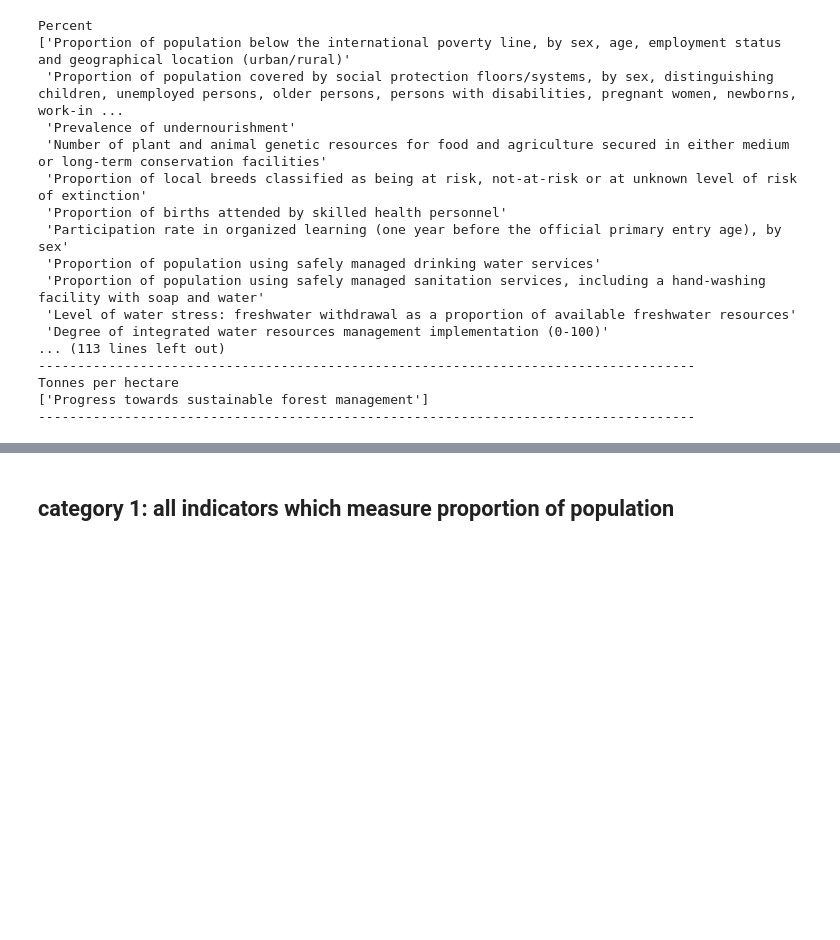
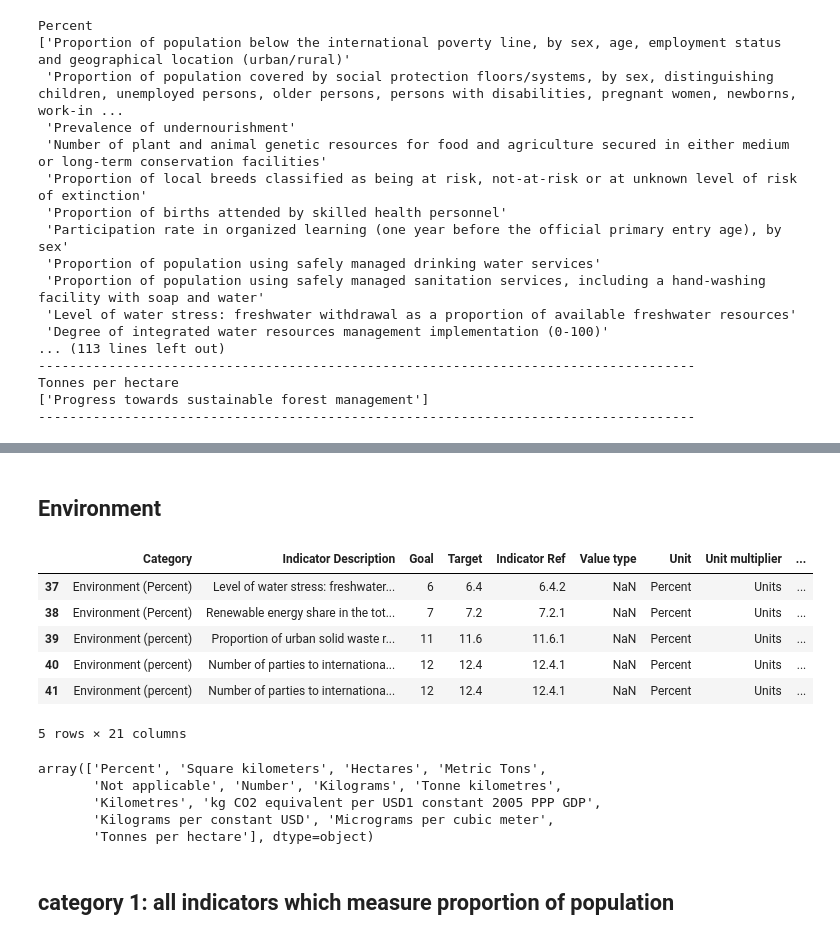
Before and after one commit to felix-laumann/MBML-SDG-targets, a Jupyter notebook: Data preprocessing and visualisation_GalinaFelix.ipynb, the cells around one changed output, grey strips where cells are left out. Drawn from its saved outputs; the diff is of its cells as text; code cells hidden in the pictures; blank space fills up the shorter version.

```diff
--- a/Data preprocessing and visualisation_GalinaFelix.ipynb
+++ b/Data preprocessing and visualisation_GalinaFelix.ipynb
@@ -224,3 +409,24 @@ Tonnes per hectare
+# %% [markdown]
+## Environment
+# %%
+df_environment = ind_cat_joined[ind_cat_joined['Category'].str.contains('Environment')]
+df_environment.head()
+# %% [output]
+|  | Category | Indicator Description | Goal | Target | Indicator Ref | Value type | Unit | Unit multiplier | ... |
+| 37 | Environment (Percent) | Level of water stress: freshwater... | 6 | 6.4 | 6.4.2 | NaN | Percent | Units | ... |
+| 38 | Environment (Percent) | Renewable energy share in the tot... | 7 | 7.2 | 7.2.1 | NaN | Percent | Units | ... |
+| 39 | Environment (percent) | Proportion of urban solid waste r... | 11 | 11.6 | 11.6.1 | NaN | Percent | Units | ... |
+| 40 | Environment (percent) | Number of parties to internationa... | 12 | 12.4 | 12.4.1 | NaN | Percent | Units | ... |
+| 41 | Environment (percent) | Number of parties to internationa... | 12 | 12.4 | 12.4.1 | NaN | Percent | Units | ... |
+5 rows × 21 columns
+# %%
+df_environment['Unit'].unique()
+# %% [output]
+array(['Percent', 'Square kilometers', 'Hectares', 'Metric Tons',
+       'Not applicable', 'Number', 'Kilograms', 'Tonne kilometres',
+       'Kilometres', 'kg CO2 equivalent per USD1 constant 2005 PPP GDP',
+       'Kilograms per constant USD', 'Micrograms per cubic meter',
+       'Tonnes per hectare'], dtype=object)
 # %% [markdown]
 ## category 1: all indicators which measure proportion of population
 # %%
```
Also changed, not shown: parts of 24 cells of this notebook, 2 other files.
